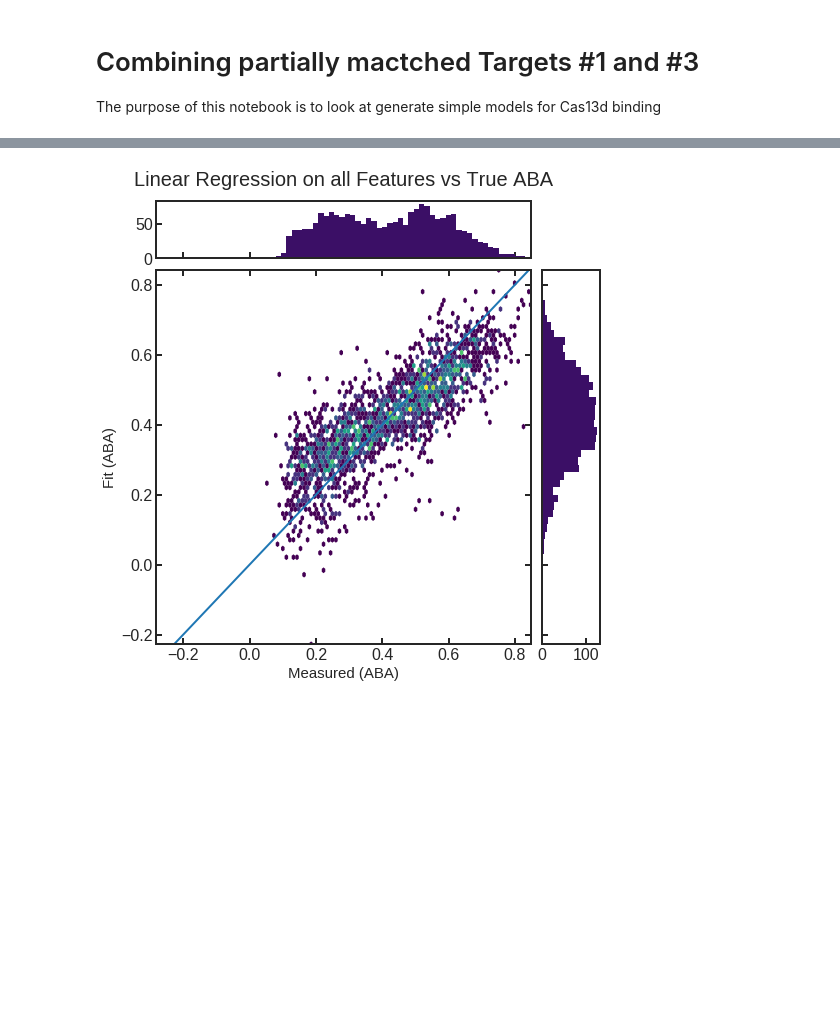
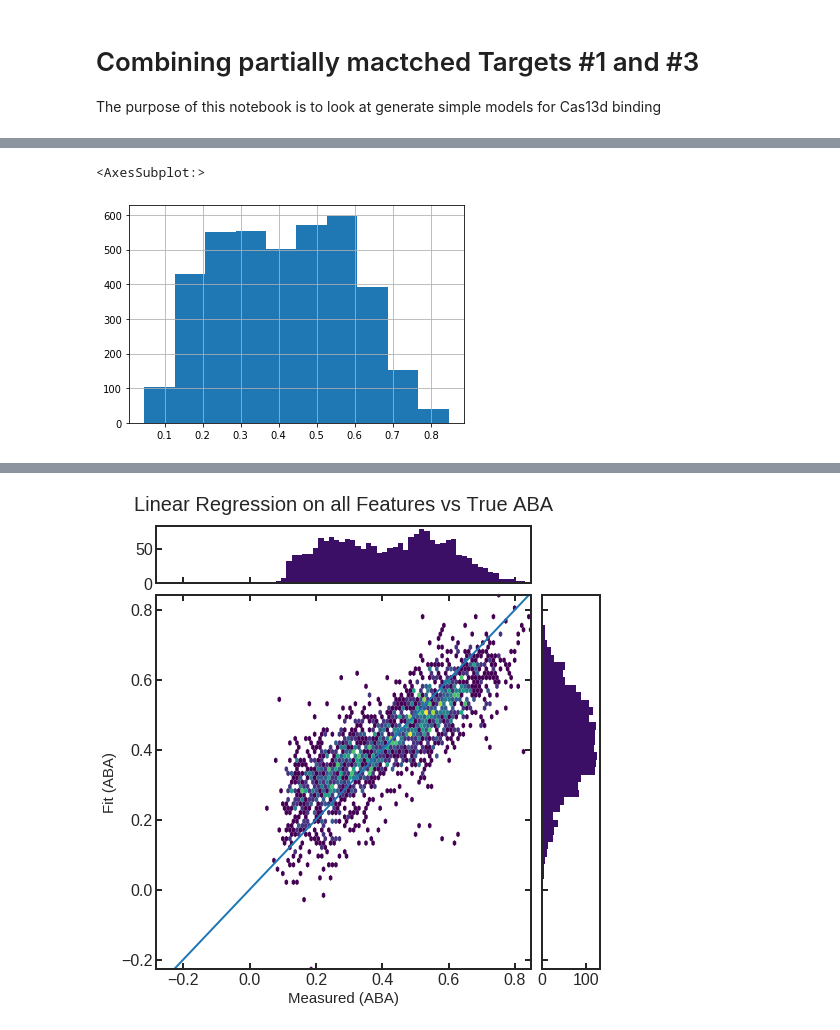
Before and after one commit to jamikuo/RNA-CHAMP, a Jupyter notebook: cas13d_modeling/cas13d_binding_modeling.ipynb, the cells around one changed output, grey strips where cells are left out. Cells and saved outputs as stored; diff of their text form; code cells hidden in the pictures; blank space fills up the shorter version.

```diff
--- a/cas13d_modeling/cas13d_binding_modeling.ipynb
+++ b/cas13d_modeling/cas13d_binding_modeling.ipynb
@@ -660,0 +37,7 @@ print(regr.aic)
+# %%
+#load datasets
+#columns are entire transcribed sequences, predicted RNA structure, MFE, and normzalized ABA
+target1_f_path = 'target1.csv'
+target3_f_path = 'target3.csv'
+df1 = pd.read_csv(target1_f_path)
+df3 = pd.read_csv(target3_f_path)
@@ -660,0 +53,5 @@ print(regr.aic)
+# %%
+df1['ABA_normalized'].hist()
+# %% [output]
+<AxesSubplot:>
+[figure, added]
```
Also changed, not shown: parts of 69 cells of this notebook.
